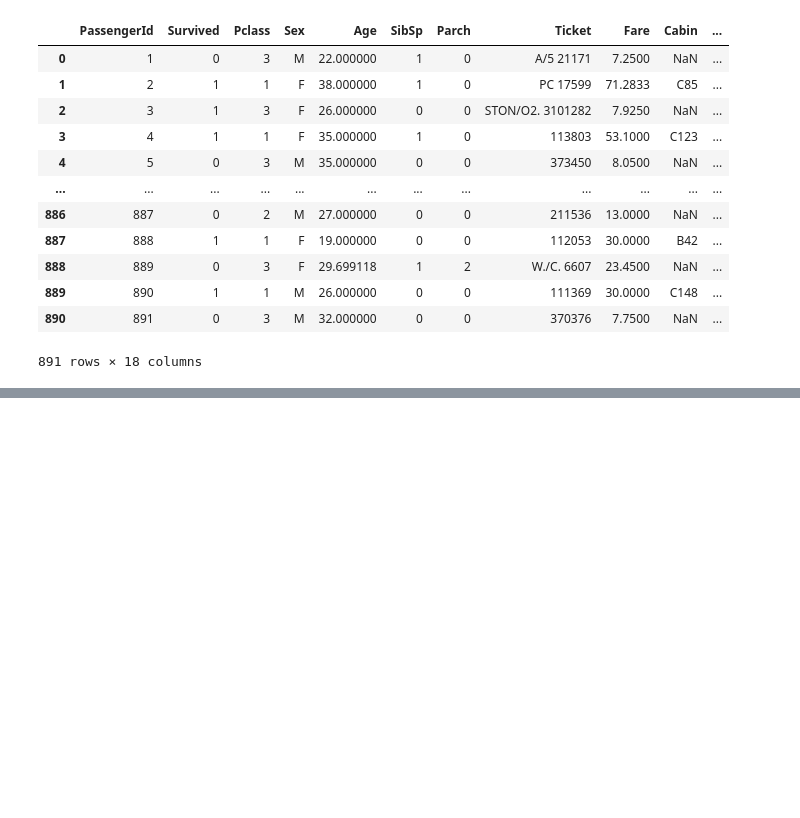
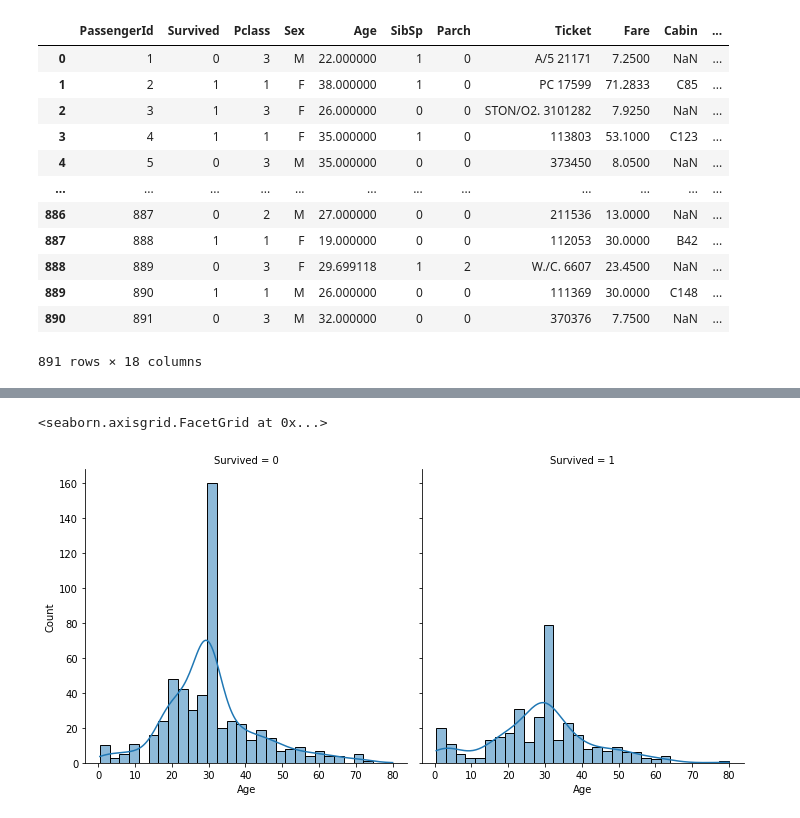
Before and after one commit to NgaanLee/DataAnalystDeepLearning, a Jupyter notebook: Homeworks_Lap04.ipynb, the cells around one changed output, grey strips where cells are left out. Cells and saved outputs as stored; diff of their text form; code cells hidden in the pictures; blank space fills up the shorter version.

```diff
--- a/Homeworks_Lap04.ipynb
+++ b/Homeworks_Lap04.ipynb
@@ -275,0 +319,5 @@ df
+# %%
+sns.displot(df, x="Age", col="Survived", kde=True)
+# %% [output]
+<seaborn.axisgrid.FacetGrid at 0x...>
+[figure, added]
```
Also changed, not shown: parts of 36 cells of this notebook.
